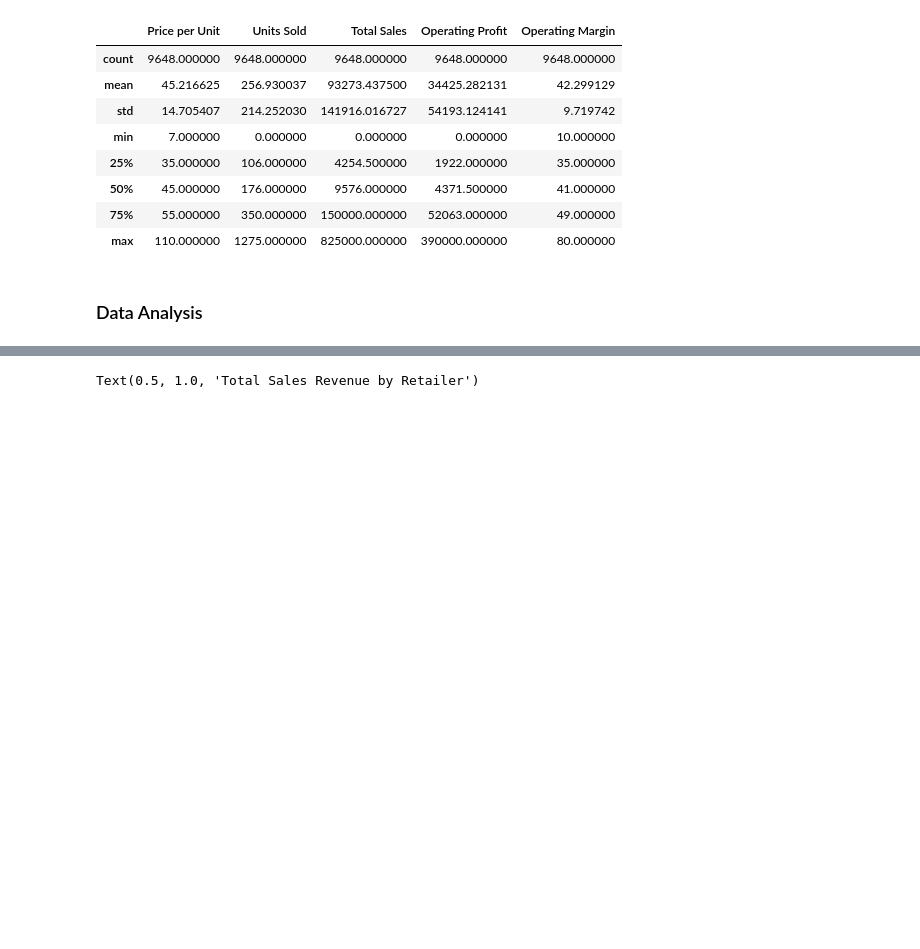
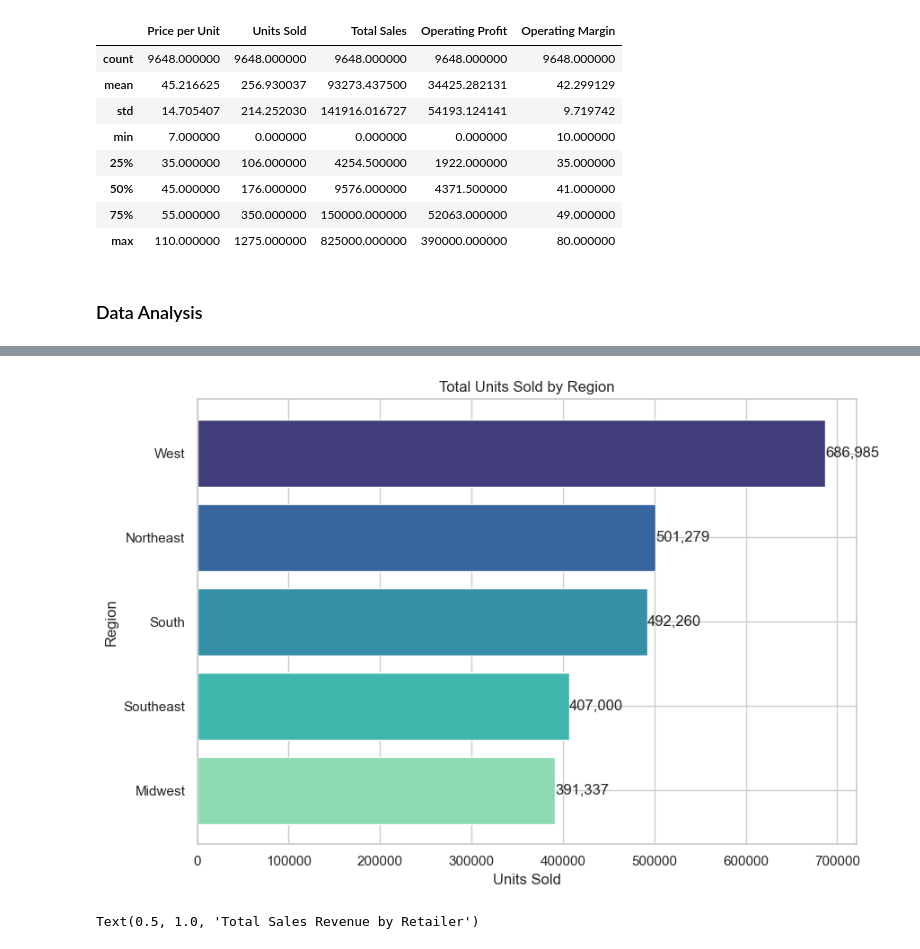
Before and after one commit to sha1129/Data_Exploration, a Jupyter notebook: 2 Adidas Mock Data.ipynb, the cells around one changed output, grey strips where cells are left out. Drawn from its saved outputs; the diff is of its cells as text; code cells hidden in the pictures; blank space fills up the shorter version.

```diff
--- a/2 Adidas Mock Data.ipynb
+++ b/2 Adidas Mock Data.ipynb
@@ -169,3 +195,31 @@ a_mockData_df.describe()
+# %%
+# Units Sold each Region
+
+regionSold = a_mockData_df.groupby('Region')['Units Sold'].sum().sort_values(ascending=True)
+
+# Setting color pallet
+c = sns.color_palette('mako')
+
+# Reverse list to make highest value solid
+c = c[::-1]
+
+# Set a smaller figure size
+fig, ax = plt.subplots(figsize=(9, 6))
+
+# Create a horizontal bar chart
+ax.barh(regionSold.index, regionSold, color=c )
+plt.xlabel('Units Sold')
+plt.ylabel('Region')
+plt.title('Total Units Sold by Region')
+
+# Add value annotations to each bar
+for index, value in enumerate(regionSold):
+    plt.text(value, index, "{:,}".format(value), ha='left', va='center')
+
+plt.tight_layout()
+plt.show()
+# %% [output]
+[figure, added]
 # %%
 # Retailer Performance
 (
```
Also changed, not shown: parts of 6 cells of this notebook.
